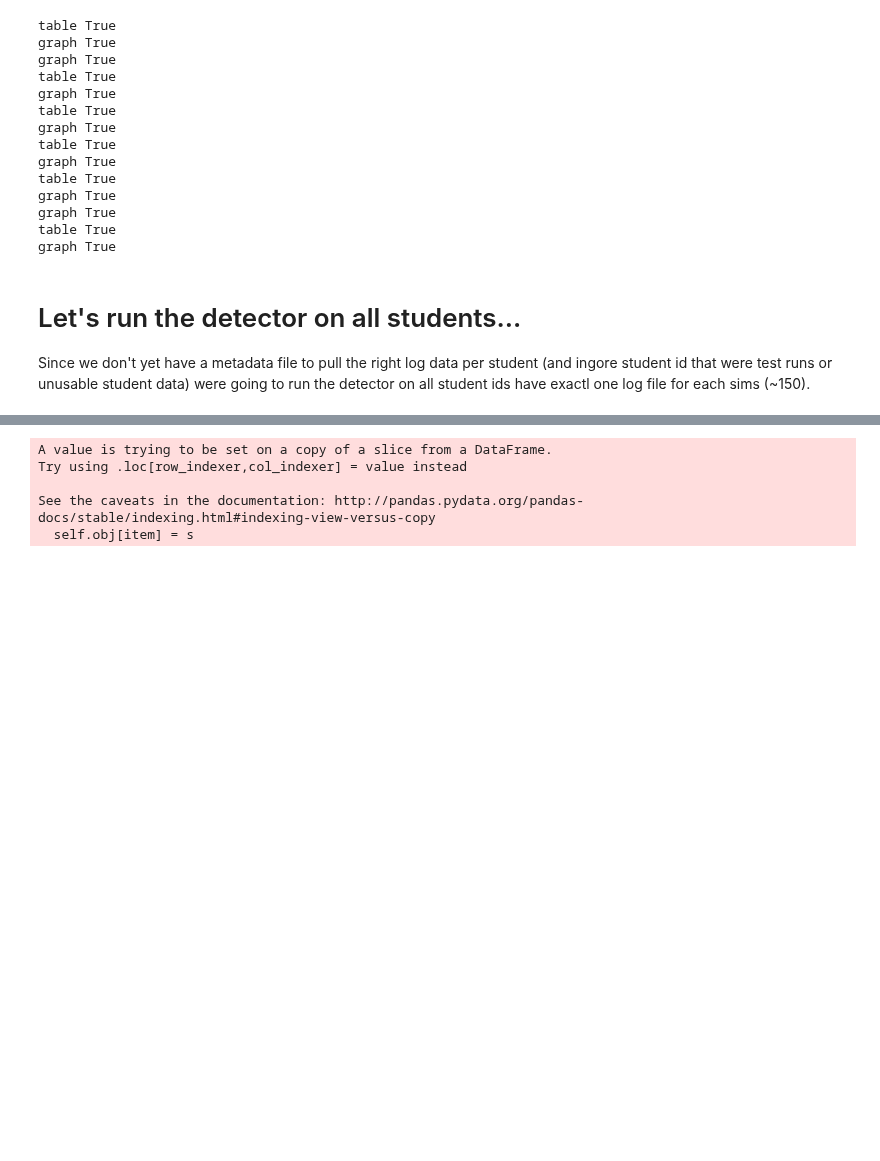
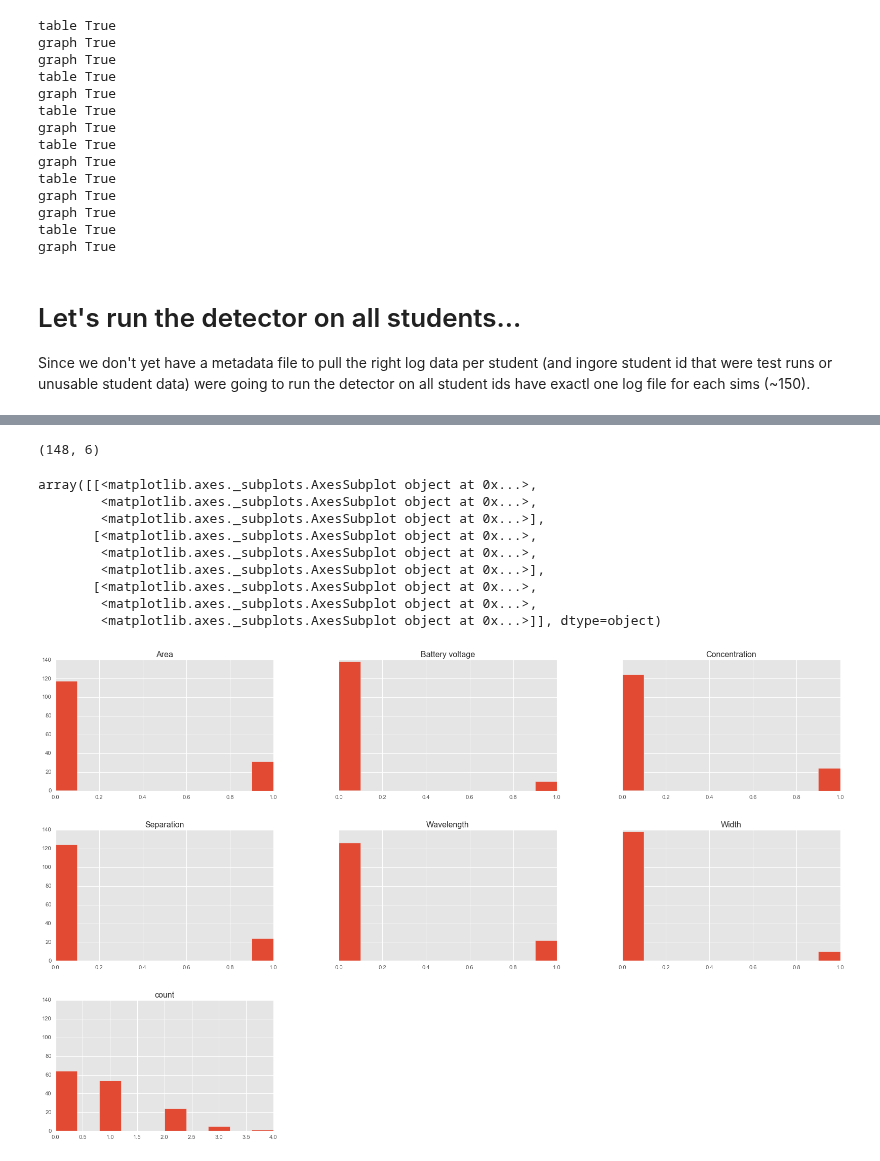
Before and after one commit to jmassall/inquiry_virtualLabs_study, a Jupyter notebook: analysis/cvs_detector.ipynb, the cells around one changed output, grey strips where cells are left out. Drawn from its saved outputs; the diff is of its cells as text; code cells hidden in the pictures; blank space fills up the shorter version.

Commit message:
Finished tracking intervals for table cvs

```diff
--- a/analysis/cvs_detector.ipynb
+++ b/analysis/cvs_detector.ipynb
@@ -262,10 +277,14 @@ log_files_per_sim = {}
 for sim in ['beers','capacitor']:
     log_files_per_sim[sim] = get_parsed_log_files_per_student_for_sim(sim)
 # %%
-ids = get_students_to_analyze()
+ids = get_students_to_analyze_log()
 table_cvs_df = pd.DataFrame(index =ids, columns = ['Battery voltage', 'Area', 'Separation','Wavelength','Width', 'Concentration'])
 table_cvs_df = table_cvs_df.fillna(0)
 table_cvs_df.index.name = 'studentid'
 for c in table_cvs_df.columns:
     table_cvs_df[[c]] = table_cvs_df[[c]].astype(int)
 graph_cvs_df = table_cvs_df.copy()
+table_intervals_df = table_cvs_df.copy()
+for c in table_intervals_df.columns:
+    table_intervals_df[[c]] = table_intervals_df[[c]].astype(bool)
+table_intervals_df.head()
@@ -277,30 +304,29 @@ for sim in ['beers','capacitor']:
 #         if sid == 10866146:
         cvs_all_logs_table = {"Battery voltage":0,"Area":0,"Separation":0,"Width":0,"Wavelength":0,"Concentration":0}
         cvs_all_logs_graph = {"Battery voltage":0,"Area":0,"Separation":0,"Width":0,"Wavelength":0,"Concentration":0}
+        intervals_all_logs_table = {"Battery voltage":False,"Area":False,"Separation":False,"Width":False,"Wavelength":False,"Concentration":False}
         #for each log file
 #         print sim, sid, len(logs)
         for log in logs:
             df = prep_parsing_data(log)
             if not df.empty:
                 #we find the instances of CVS in this log file
-                cvs_table = get_cvs_per_variable_in_table(df)
-                cvs_graph = get_cvs_per_variable_in_graph(df)
+                cvs_table,intervals_table = get_cvs_per_variable_in_table(df)
+#                 cvs_graph = get_cvs_per_variable_in_graph(df)
                 #we append them to a summary cvs
-                cvs_all_logs_table = {k:max(v,cvs_table[k]) for k,v in cvs_all_logs_table.iteritems()}
-                cvs_all_logs_graph = {k:max(v,cvs_graph[k]) for k,v in cvs_all_logs_graph.iteritems()}
+                intervals_all_logs_table = {k:max(v,intervals_table[k]) for k,v in intervals_all_logs_table.iteritems()}
+#                 cvs_all_logs_table = {k:max(v,cvs_table[k]) for k,v in cvs_all_logs_table.iteritems()}
+#                 cvs_all_logs_graph = {k:max(v,cvs_graph[k]) for k,v in cvs_all_logs_graph.iteritems()}
             else:
                 print sid, log
         #now we save to the data to our mega df
-        for var, n_samples in cvs_all_logs_table.iteritems():
-            if n_samples >0:
-                table_cvs_df.set_value(sid, var, n_samples)
-        for var, n_samples in cvs_all_logs_graph.iteritems():
-            if n_samples >0:
-                graph_cvs_df.set_value(sid, var, n_samples)
+#         for var, n_samples in cvs_all_logs_table.iteritems():
+#             if n_samples >0:
+#                 table_cvs_df.set_value(sid, var, n_samples)
+#         for var, n_samples in cvs_all_logs_graph.iteritems():
+#             if n_samples >0:
+#                 graph_cvs_df.set_value(sid, var, n_samples)
+        for var, used_intervals in intervals_all_logs_table.iteritems():
+            if used_intervals:
+                table_intervals_df.set_value(sid, var, used_intervals)
-# %% [output]
-A value is trying to be set on a copy of a slice from a DataFrame.
-Try using .loc[row_indexer,col_indexer] = value instead
-
-See the caveats in the documentation: http://pandas.pydata.org/pandas-docs/stable/indexing.html#indexing-view-versus-copy
-  self.obj[item] = s
 # %%
@@ -308,0 +336,20 @@ graph_cvs_df.to_csv('graph_cvs_results.txt', sep='\t')
+# %%
+table_intervals_df = table_intervals_df[['Battery voltage', 'Area', 'Separation','Wavelength','Width', 'Concentration']]
+table_intervals_df.shape
+# %% [output]
+(148, 6)
+# %%
+table_intervals_df['count'] = table_intervals_df.select_dtypes(include=['bool']).sum(axis=1)
+# %%
+table_intervals_df.hist(sharey=True)
+# %% [output]
+array([[<matplotlib.axes._subplots.AxesSubplot object at 0x...>,
+        <matplotlib.axes._subplots.AxesSubplot object at 0x...>,
+        <matplotlib.axes._subplots.AxesSubplot object at 0x...>],
+       [<matplotlib.axes._subplots.AxesSubplot object at 0x...>,
+        <matplotlib.axes._subplots.AxesSubplot object at 0x...>,
+        <matplotlib.axes._subplots.AxesSubplot object at 0x...>],
+       [<matplotlib.axes._subplots.AxesSubplot object at 0x...>,
+        <matplotlib.axes._subplots.AxesSubplot object at 0x...>,
+        <matplotlib.axes._subplots.AxesSubplot object at 0x...>]], dtype=object)
+[figure, added]
```
Also changed, not shown: parts of 5 cells of this notebook, 1 other file.
